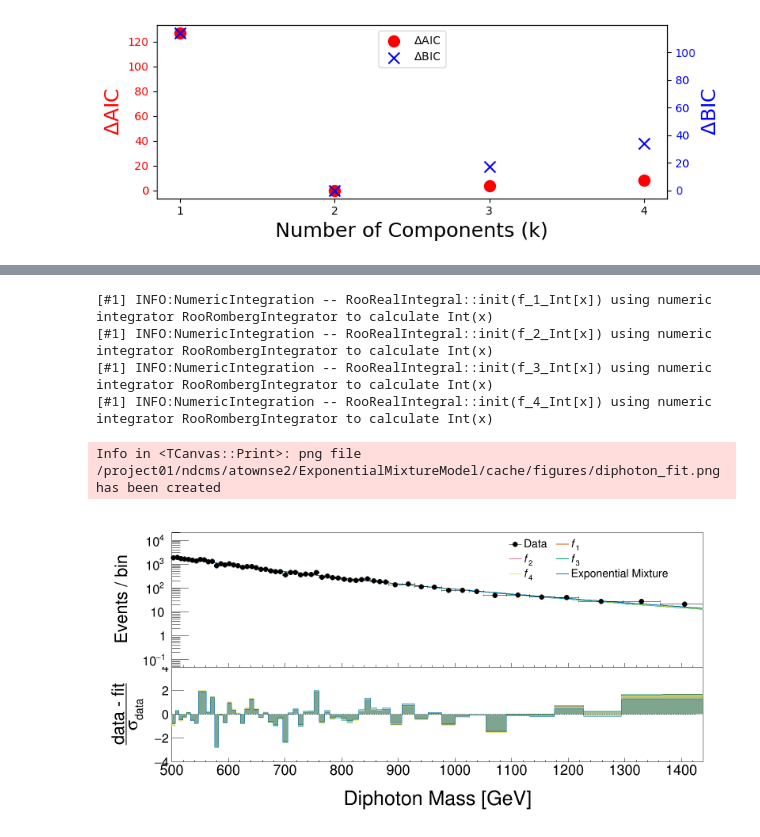
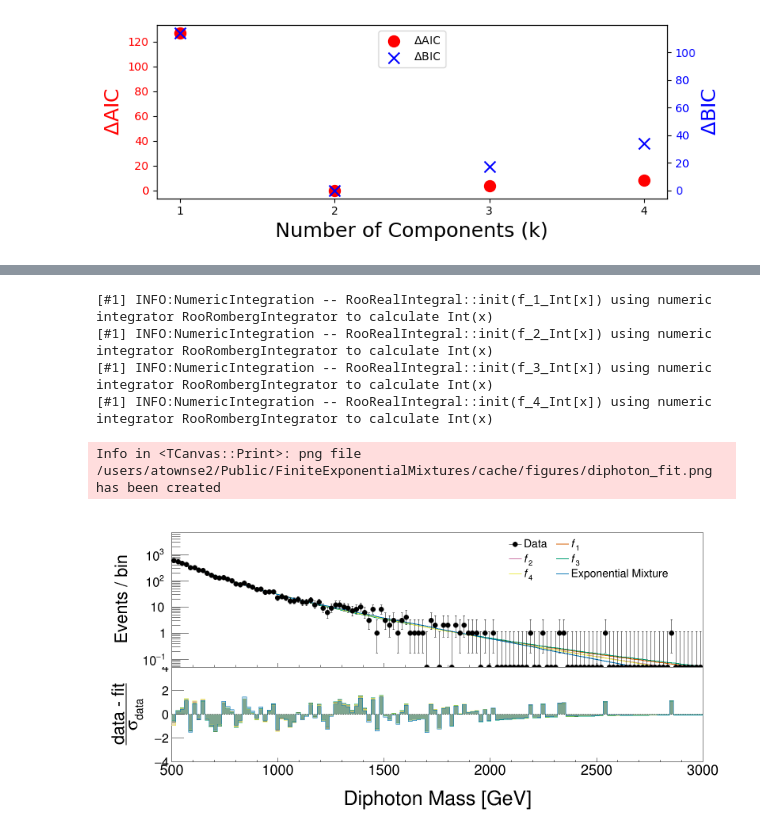
Before and after one commit to atownse2/26.Townsend.expmix.unpublished, a Jupyter notebook: notebooks/diphoton.ipynb, the cells around one changed output, grey strips where cells are left out. Drawn from its saved outputs; the diff is of its cells as text; code cells hidden in the pictures.

Commit message:
Post code cleanup

```diff
--- a/notebooks/diphoton.ipynb
+++ b/notebooks/diphoton.ipynb
@@ -56,18 +75,22 @@ for mp in model_primitives:
         x, diphoton_data, mp,
         seed, n_restarts, n_retries,
         save=False, fit_options=fit_options,
-        use_multiprocessing=True,
+        use_multiprocessing=False,
         return_all_results=True
     )
+    if not fit_results:
+        raise RuntimeError(f"No successful fits found for {mp.name}.")
+
     print(f"   Number of minima found: {len(fit_results)}")
     print(f"   NLLs: {[res['nll'] for res in fit_results]}")
 
-    model = mp(x) # Re-initialize the model to ensure it's in a clean state
+    model = mp(x)
     best_result = min(fit_results, key=lambda res: res["nll"])
     model.set_params(best_result["final_pars"])
 
-    aic = 2*len(model.params()) + 2*best_result["nll"]
-    bic = len(model.params())*np.log(diphoton_data.numEntries()) + 2*best_result["nll"]
+    k = 2 * model.n_components - 1
+    aic = 2 * k + 2 * best_result["nll"]
+    bic = k * np.log(diphoton_data.numEntries()) + 2 * best_result["nll"]
     print(f"   Best fit: nll = {best_result['nll']:.1f}")
     print(f"   AIC: {aic:.1f}, BIC: {bic:.1f}")
     results[model.n_components] = {
@@ -250,23 +256,23 @@ Warning in <Minuit2>: VariableMetricBuilder Reached machine accuracy limit; Edm
 # %%
 _ = plot.plot_fits(
     diphoton_data, x, models,
     labels=model_labels,
     # title="CMS High Mass Diphoton Spectrum",
     # colors=[ROOT.kRed],
-    plot_range=(500, 1425),
-    # nbins=128,
+    plot_range=(500, 3000),
+    nbins=128,
     y_min=5e-2,
     # logx=True,
     legend_bounds=(0.65, 0.56, 0.95, 0.85),
     legend_text_size=0.08,
     legend_columns=2,
     pull_fill_alpha=0.3,
     save_as=f"{figures_cache}/diphoton_fit.png"
     )
 # %% [output]
 [#1] INFO:NumericIntegration -- RooRealIntegral::init(f_1_Int[x]) using numeric integrator RooRombergIntegrator to calculate Int(x)
 [#1] INFO:NumericIntegration -- RooRealIntegral::init(f_2_Int[x]) using numeric integrator RooRombergIntegrator to calculate Int(x)
 [#1] INFO:NumericIntegration -- RooRealIntegral::init(f_3_Int[x]) using numeric integrator RooRombergIntegrator to calculate Int(x)
 [#1] INFO:NumericIntegration -- RooRealIntegral::init(f_4_Int[x]) using numeric integrator RooRombergIntegrator to calculate Int(x)
-Info in <TCanvas::Print>: png file /project01/ndcms/atownse2/ExponentialMixtureModel/cache/figures/diphoton_fit.png has been created
+Info in <TCanvas::Print>: png file /users/atownse2/Public/FiniteExponentialMixtures/cache/figures/diphoton_fit.png has been created
-[figure, old version]
+[figure, new version]
```
Also changed, not shown: parts of 8 cells of this notebook, 17 other files.
